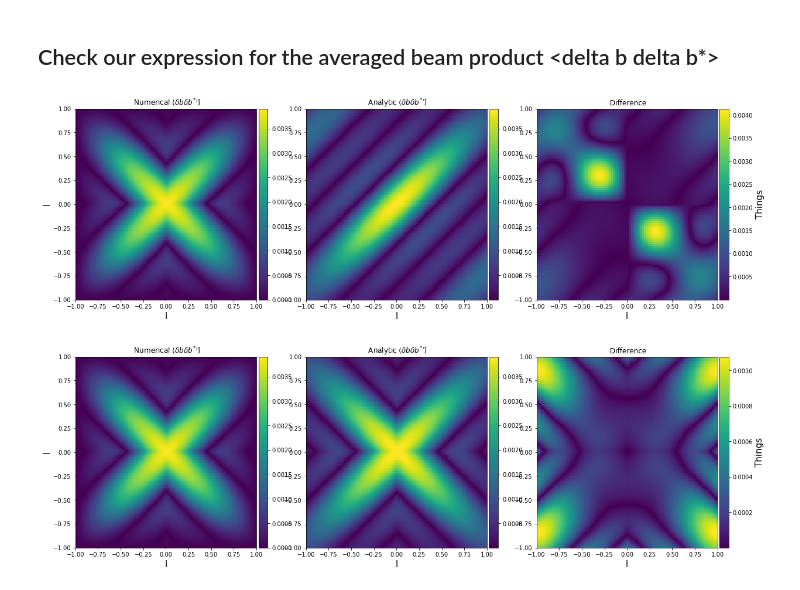
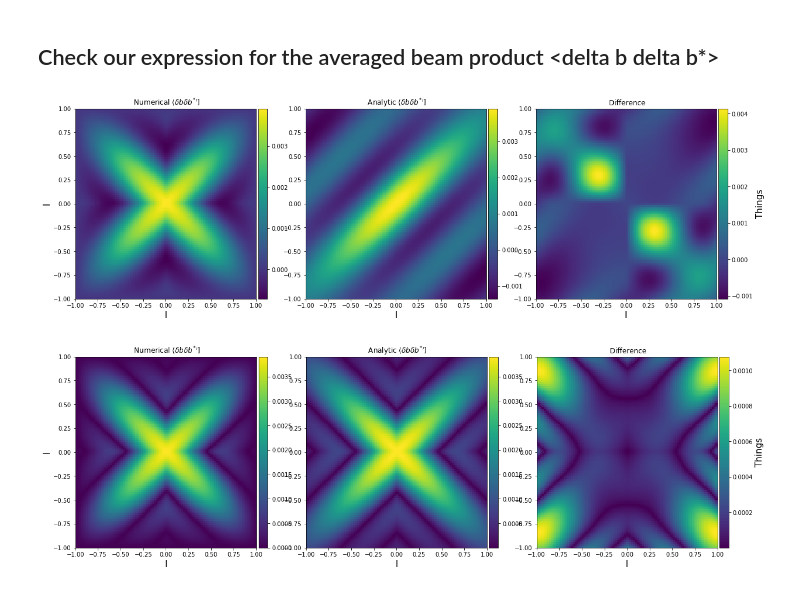
Before and after one commit to ronniyjoseph/Beam-Perturbations, a Jupyter notebook: Beam Covariance Re-do.ipynb, the cells around one changed output. Cells and saved outputs as stored; diff of their text form; code cells hidden in the pictures.

```diff
--- a/Beam Covariance Re-do.ipynb
+++ b/Beam Covariance Re-do.ipynb
@@ -694,12 +694,12 @@ n_mwa_averaged = n_averaged_MWA_beam_product(ll1,ll2, m1, m2, f1, f2)
 n_gauss_averaged = n_averaged_gauss_beam_product(ll1,ll2, m1, m2, f1, f2)
 a_gauss_averaged = a_averaged_beam_product(ll1,ll2, m1, m2, f1, f2)
 # %%
-numerical = numpy.abs(n_mwa_averaged)
-approximation = numpy.abs(n_gauss_averaged)
-difference = numpy.abs(n_mwa_averaged - n_gauss_averaged)
+numerical = numpy.real(n_mwa_averaged)
+approximation = numpy.real(n_gauss_averaged)
+difference = numpy.real(n_mwa_averaged - n_gauss_averaged)
 averaged_plotter(l, numerical, approximation, difference)
 # %% [output]
-[figure, old version]
+[figure, new version]
 # %%
 a2_gauss_averaged = a_averaged_beam_product(numpy.abs(ll1),numpy.abs(ll2), m1, m2, f1, f2)
 n2_gauss_averaged = n_averaged_gauss_beam_product(numpy.abs(ll1),numpy.abs(ll2), m1, m2, f1, f2)
```
Also changed, not shown: parts of 6 cells of this notebook.
